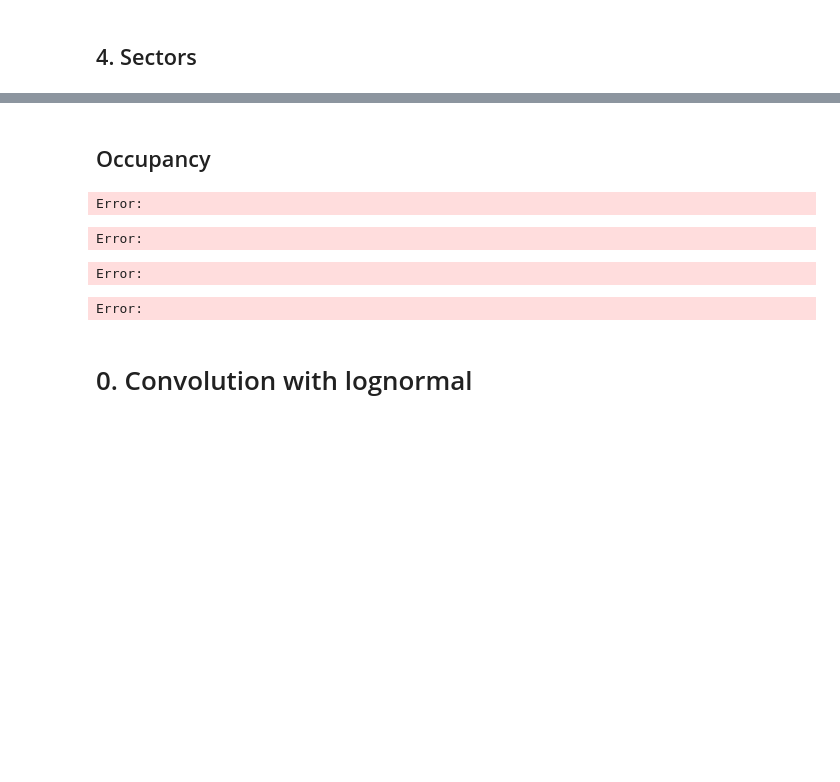
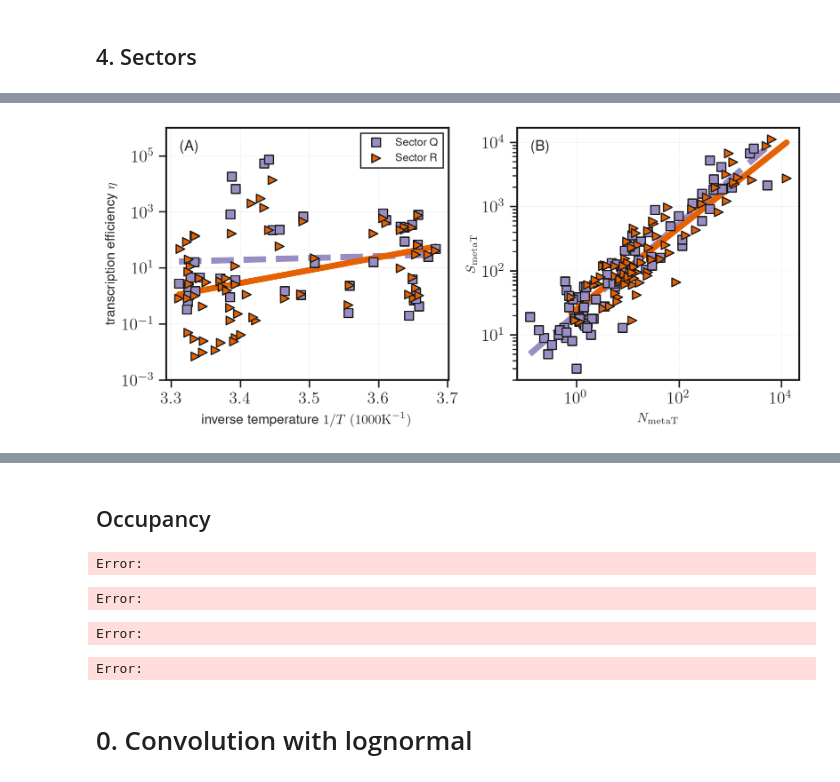
Before and after one commit to epigani/diatom-metaG-metaT-scaling, a Jupyter notebook: analysis/FiguresSM_RPKM.ipynb, the cells around one changed output, grey strips where cells are left out. Saved outputs shown, nothing was run; the diff lists cells and outputs as text; code cells hidden in the pictures; blank space fills up the shorter version.

```diff
--- a/analysis/FiguresSM_RPKM.ipynb
+++ b/analysis/FiguresSM_RPKM.ipynb
@@ -1968,0 +2049,20 @@ Error:
+# %%
+filename = f"parameters_goodfit_{DATA_NORMALIZATION}_sector_SRF_micro_bacilla.csv"
+
+sector_data = pd.read_csv(
+    f"../fit/{filename}",
+    index_col=["data", "sector"]
+)
+
+df_sector_data = sector_data.reset_index()
+
+df_sector_data = df_sector_data.merge(
+    gdf.reset_index()[['station', 'inverseTemperature']],
+    on='station',
+    how='left'
+)
+# rename "subset" with "group" in the column name
+# df_sector_data = df_sector_data.rename(columns={'sector': 'group'})
+
+display(df_sector_data.head())
+sector_data.head()
@@ -2001,15 +2115,42 @@ sector_colors = {
     'R': '#35b779'   # viridis green
 }
 sector_colors = {
-    'Q': '#440154',  # viridis dark purple
-    'R': '#fde725'   # viridis yellow
+    'Q': "#998ec3",  # viridis dark purple
+    'R': "#e66101"   # viridis yellow
 }
 sector_markers = {'Q': 'h', 'R': '^'}
 sector_markers = {
     'Q': 's',   # square
-    'R': '^'    # triangle up
+    'R': '>'    # triangle up
 }
-sector_ls = {'Q': '-', 'R': '--'}
+sector_ls = {'Q': '--', 'R': '-'}
+
+energy_dict_sectors = {}
+std_energy_dict_sectors = {}
+epsilon = {}
+sigma_epsilon = {}
+
+for sec in ['Q', 'R']:
+    d = df_sector_data[df_sector_data.sector == sec]
+
+    dG = d[d.data == 'metaG'][['station', 'S_10', 'inverseTemperature']]
+    dT = d[d.data == 'metaT'][['station', 'S_10']]
+
+    df_plot = dT.merge(dG, on='station', suffixes=('_T', '_G'))
+
+    x = df_plot['inverseTemperature']
+    y = df_plot['S_10_T']
+    mask = y > 0
+    m, q, *_ = linregress(x[mask], np.log(y[mask]))
+    xf = np.linspace(x.min(), x.max(), 100)
+
+    slope, intercept, r_value, p_value, std_err = linregress(x[mask], np.log(y[mask]))
+    K_boltzmann = 8.617333262145e-5 # in eV/K
+    E = slope * K_boltzmann * 1e3
+    sigma_E = std_err * K_boltzmann * 1e3
+
+    epsilon[sec] = E
+    sigma_epsilon[sec] = sigma_E
 
 # =========================
 # PREPARAZIONE DATI
@@ -2017,7 +2158,7 @@ sector_ls = {'Q': '-', 'R': '--'}
 # (Assumo che df_sector_data sia già stato caricato e mergiato come indicato nel tuo snippet)
 
 # Filtriamo solo i settori di interesse
-df_sector_filtered = df_sector_data[df_sector_data['S_10'] > 50].copy()
+df_sector_filtered = df_sector_data[df_sector_data['S_10'] > 5].copy()
 df_filtered = df_sector_data[df_sector_data['sector'].isin(['Q', 'R'])].copy()
 
 # Calcoliamo k dalla logk (se logk è in base 10)
@@ -2052,7 +2193,7 @@ for sec in ['Q', 'R']:
     # Scatter plot
     ax.scatter(
         eta_df['inverseTemperature'], eta_df['eta'],
-        s=35, edgecolor='k', alpha=0.8,
+        s=50, edgecolor='k', alpha=1.,
         color=sector_colors[sec], marker=sector_markers[sec],
         label=f'Sector {sec}', zorder=4
     )
@@ -2065,12 +2206,14 @@ for sec in ['Q', 'R']:
     if mask.sum() > 1:
         slope, intercept, r_val, p_val, std_err = linregress(x[mask], np.log(y[mask]))
         xf = np.linspace(x.min(), x.max(), 100)
-        ax.plot(xf, np.exp(slope*xf + intercept), color=sector_colors[sec], lw=2, ls=sector_ls[sec])
+        ax.plot(xf, np.exp(slope*xf + intercept), color=sector_colors[sec], lw=5, ls=sector_ls[sec])
 
         # Calcolo Energia di Attivazione apparente (eV)
         K_boltzmann = 8.617e-5
         E = slope * K_boltzmann * 1e3 # Se inverseTemperature è in 1000/K
         print(f"Sector {sec} - Sensibilità Temp (E): {E:1.2f}±{std_err*K_boltzmann*1e3:1.2f} eV. p={p_val:1.4f}")
+        energy_dict_sectors[sec] = E
+        std_energy_dict_sectors[sec] = std_err*K_boltzmann*1e3
 
 ax.set_yscale('log')
 ax.set_xlabel(r'inverse temperature $1/T\ (1000 \textrm{K}^{-1})$', fontsize=labelsize)
@@ -2092,7 +2235,7 @@ for sec in ['Q', 'R']:
     # Scatter plot N vs S
     ax.scatter(
         d['N_10'], d['S_10'],
-        s=30, edgecolor='k', alpha=0.7,
+        s=50, edgecolor='k', alpha=1.,
         color=sector_colors[sec], marker=sector_markers[sec],
         zorder=4
     )
@@ -2105,7 +2248,7 @@ for sec in ['Q', 'R']:
     if mask.sum() > 1:
         m, q, r, p, err = linregress(np.log(x[mask]), np.log(y[mask]))
         xf = np.sort(x[mask])
-        ax.plot(xf, np.exp(q) * xf**m, color=sector_colors[sec], lw=2, ls=sector_ls[sec])
+        ax.plot(xf, np.exp(q) * xf**m, color=sector_colors[sec], lw=5, ls=sector_ls[sec])
         print(f"Sector {sec} - Heaps exponent: {m:1.2f}±{err:1.2f}. p={p:1.4f}")
 
 ax.set_xscale('log')
@@ -2116,8 +2259,12 @@ ax.set_ylabel(r'$S_{\mathrm{metaT}}$', fontsize=labelsize)
 ax.text(0.05, 0.95, '(B)', transform=ax.transAxes,
         ha='left', va='top', fontsize=12)
 
-figname = f'../figures/SM/sectors_scalings_{DATA_NORMALIZATION}Counts.png'
+# figname = f'../figures/SM/sectors_scalings_{DATA_NORMALIZATION}Counts.png'
+# os.makedirs(os.path.dirname(figname), exist_ok=True)
+# plt.savefig(figname, dpi=300, bbox_inches='tight')
+figname = f"../figures/{DATA_NORMALIZATION}/SM/sectors_scalings_{DATA_NORMALIZATION}Counts"
 os.makedirs(os.path.dirname(figname), exist_ok=True)
-plt.savefig(figname, dpi=300, bbox_inches='tight')
+for fmt in [".pdf", ".png"]:
+    plt.savefig(f"{figname}{fmt}", dpi=300, bbox_inches="tight", transparent=True)
 plt.show()
 # %% [output]
@@ -2124,0 +2275 @@ Error:
+[figure, added]
```
Also changed, not shown: parts of 16 cells of this notebook, 30 other files.
